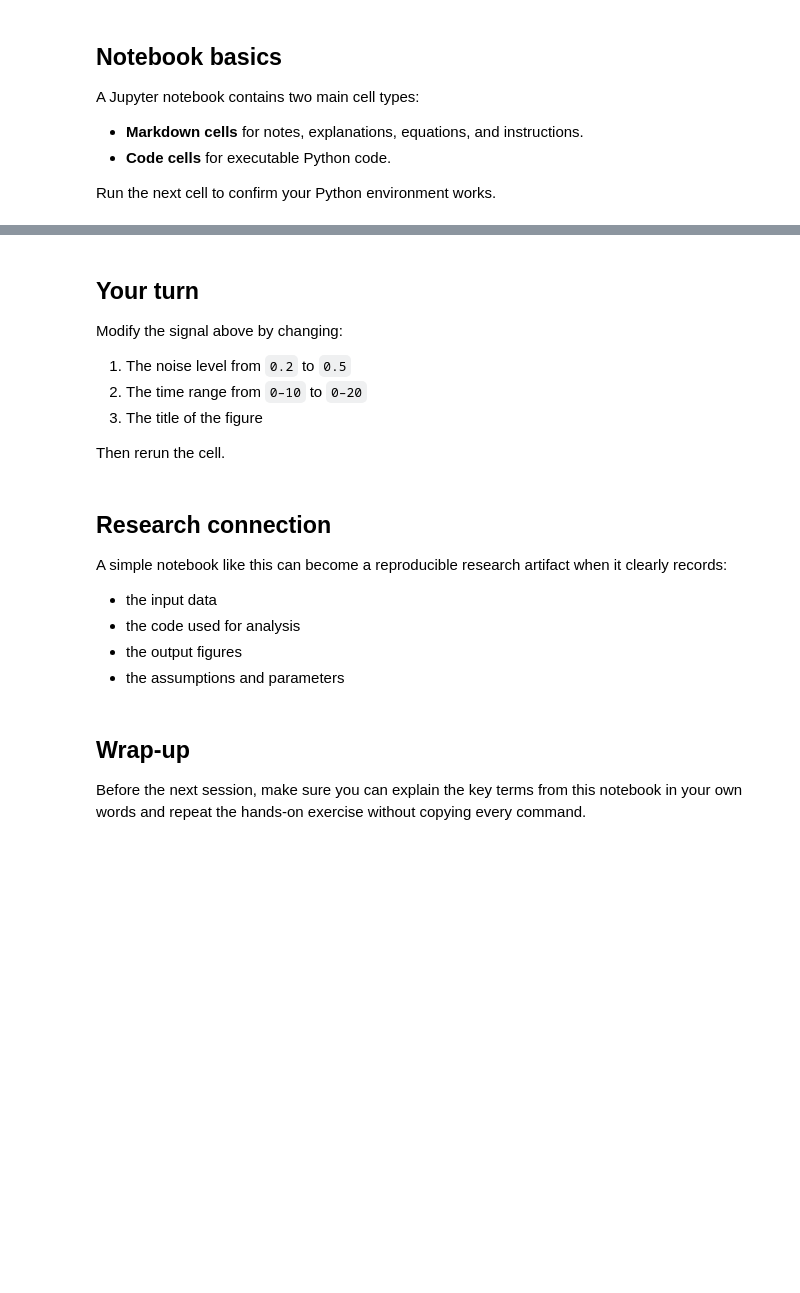
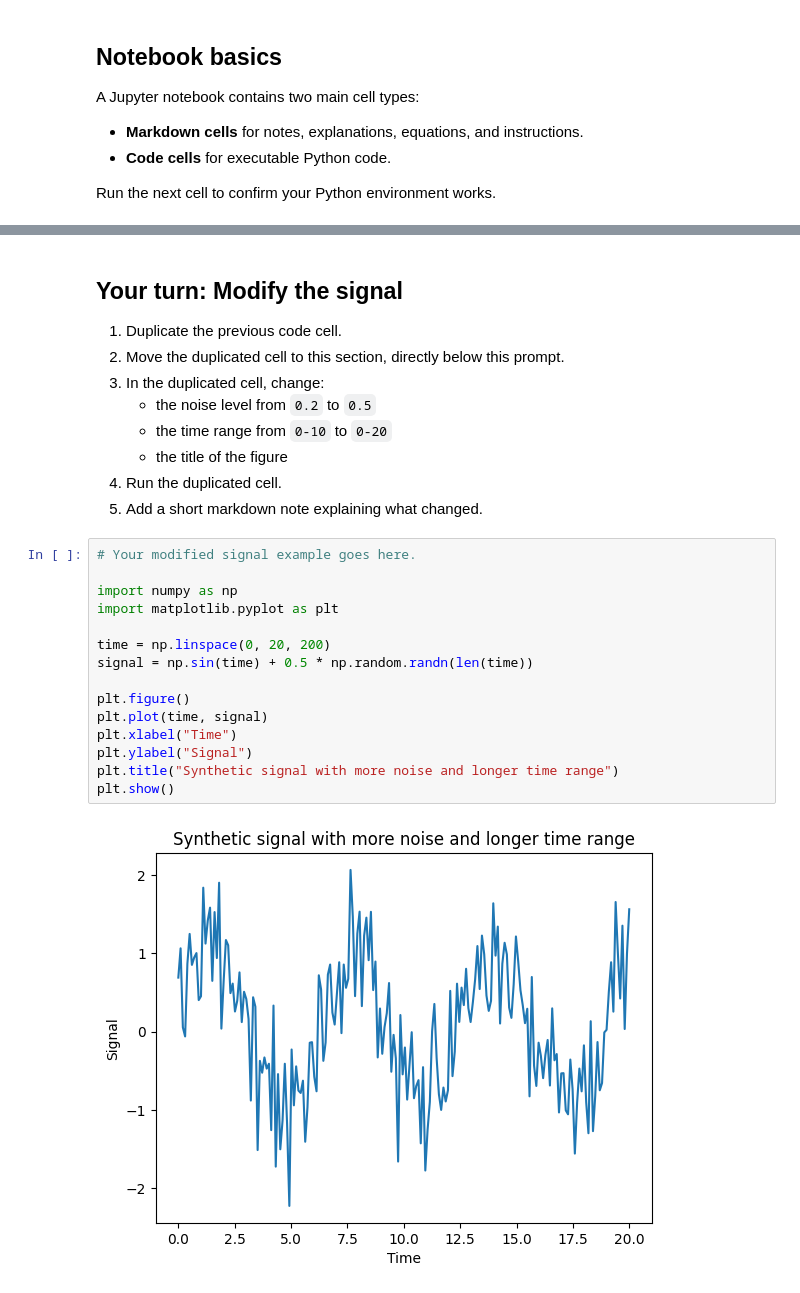
Before and after one commit to aghcv/Computational_Research_Workflows, a Jupyter notebook: docs/workshop/01_introduction_to_colab_and_research_computing.ipynb, the cells around one changed output, grey strips where cells are left out. Saved outputs shown, nothing was run; the diff lists cells and outputs as text; blank space fills up the shorter version.

Commit message:
"session 01 updated"

```diff
--- a/docs/workshop/01_introduction_to_colab_and_research_computing.ipynb
+++ b/docs/workshop/01_introduction_to_colab_and_research_computing.ipynb
@@ -61,23 +84,28 @@ plt.show()
 # %% [markdown]
-## Your turn
+## Your turn: Modify the signal
 
-Modify the signal above by changing:
-
-1. The noise level from `0.2` to `0.5`
-2. The time range from `0–10` to `0–20`
-3. The title of the figure
-
-Then rerun the cell.
+1. Duplicate the previous code cell.
+2. Move the duplicated cell to this section, directly below this prompt.
+3. In the duplicated cell, change:
+   - the noise level from `0.2` to `0.5`
+   - the time range from `0-10` to `0-20`
+   - the title of the figure
+4. Run the duplicated cell.
+5. Add a short markdown note explaining what changed.
-# %% [markdown]
-## Research connection
-
-A simple notebook like this can become a reproducible research artifact when it clearly records:
-
-- the input data
-- the code used for analysis
-- the output figures
-- the assumptions and parameters
-# %% [markdown]
-## Wrap-up
-
-Before the next session, make sure you can explain the key terms from this notebook in your own words and repeat the hands-on exercise without copying every command.
+# %%
+# Your modified signal example goes here.
+
+import numpy as np
+import matplotlib.pyplot as plt
+
+time = np.linspace(0, 20, 200)
+signal = np.sin(time) + 0.5 * np.random.randn(len(time))
+
+plt.figure()
+plt.plot(time, signal)
+plt.xlabel("Time")
+plt.ylabel("Signal")
+plt.title("Synthetic signal with more noise and longer time range")
+plt.show()
+# %% [output]
+[figure, added]
```
Also changed, not shown: parts of 37 cells of this notebook, 1 other file.
